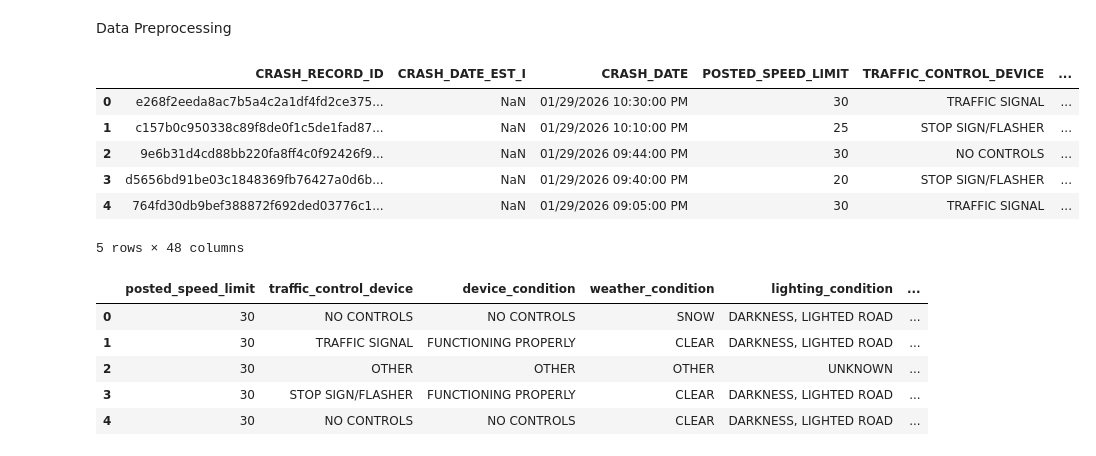
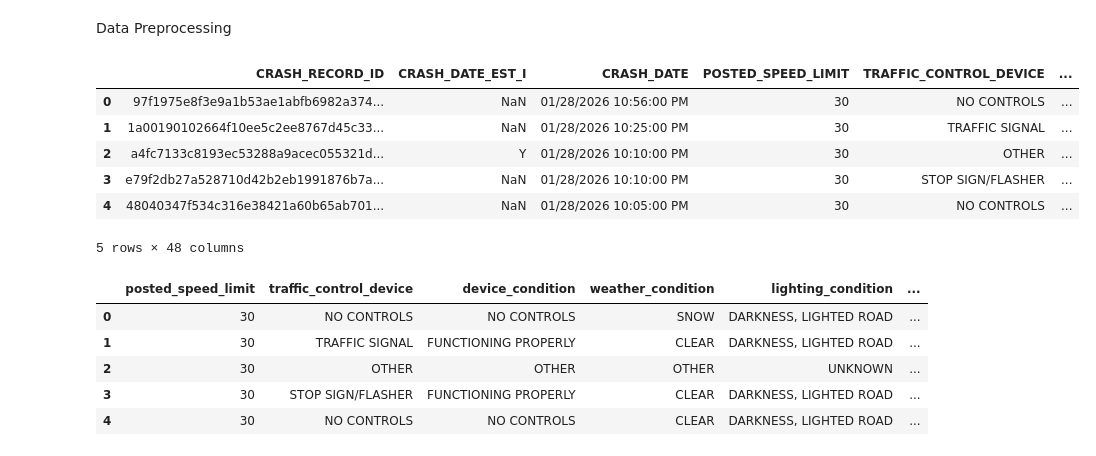
Before and after one commit to hellenmureithi/Phase_4_project, a Jupyter notebook: Notebooks/Hellen.ipynb, the cells around one changed output. Drawn from its saved outputs; the diff is of its cells as text; code cells hidden in the pictures.

```diff
--- a/Notebooks/Hellen.ipynb
+++ b/Notebooks/Hellen.ipynb
@@ -48,13 +48,13 @@ from sklearn.impute import SimpleImputer
 from sklearn.preprocessing import OneHotEncoder
 from sklearn.metrics import classification_report
 # %%
-df1 = pd.read_csv("Traffic_Crashes.csv")
+df1 = pd.read_csv("Traffic_Crashes_-_Crashes_20260130.csv")
 df1.head()
 # %% [output]
 |  | CRASH_RECORD_ID | CRASH_DATE_EST_I | CRASH_DATE | POSTED_SPEED_LIMIT | TRAFFIC_CONTROL_DEVICE | ... |
-| 0 | e268f2eeda8ac7b5a4c2a1df4fd2ce375... | NaN | 01/29/2026 10:30:00 PM | 30 | TRAFFIC SIGNAL | ... |
-| 1 | c157b0c950338c89f8de0f1c5de1fad87... | NaN | 01/29/2026 10:10:00 PM | 25 | STOP SIGN/FLASHER | ... |
-| 2 | 9e6b31d4cd88bb220fa8ff4c0f92426f9... | NaN | 01/29/2026 09:44:00 PM | 30 | NO CONTROLS | ... |
-| 3 | d5656bd91be03c1848369fb76427a0d6b... | NaN | 01/29/2026 09:40:00 PM | 20 | STOP SIGN/FLASHER | ... |
-| 4 | 764fd30db9bef388872f692ded03776c1... | NaN | 01/29/2026 09:05:00 PM | 30 | TRAFFIC SIGNAL | ... |
+| 0 | 97f1975e8f3e9a1b53ae1abfb6982a374... | NaN | 01/28/2026 10:56:00 PM | 30 | NO CONTROLS | ... |
+| 1 | 1a00190102664f10ee5c2ee8767d45c33... | NaN | 01/28/2026 10:25:00 PM | 30 | TRAFFIC SIGNAL | ... |
+| 2 | a4fc7133c8193ec53288a9acec055321d... | Y | 01/28/2026 10:10:00 PM | 30 | OTHER | ... |
+| 3 | e79f2db27a528710d42b2eb1991876b7a... | NaN | 01/28/2026 10:10:00 PM | 30 | STOP SIGN/FLASHER | ... |
+| 4 | 48040347f534c316e38421a60b65ab701... | NaN | 01/28/2026 10:05:00 PM | 30 | NO CONTROLS | ... |
 5 rows × 48 columns
```
Also changed, not shown: parts of 34 cells of this notebook.
